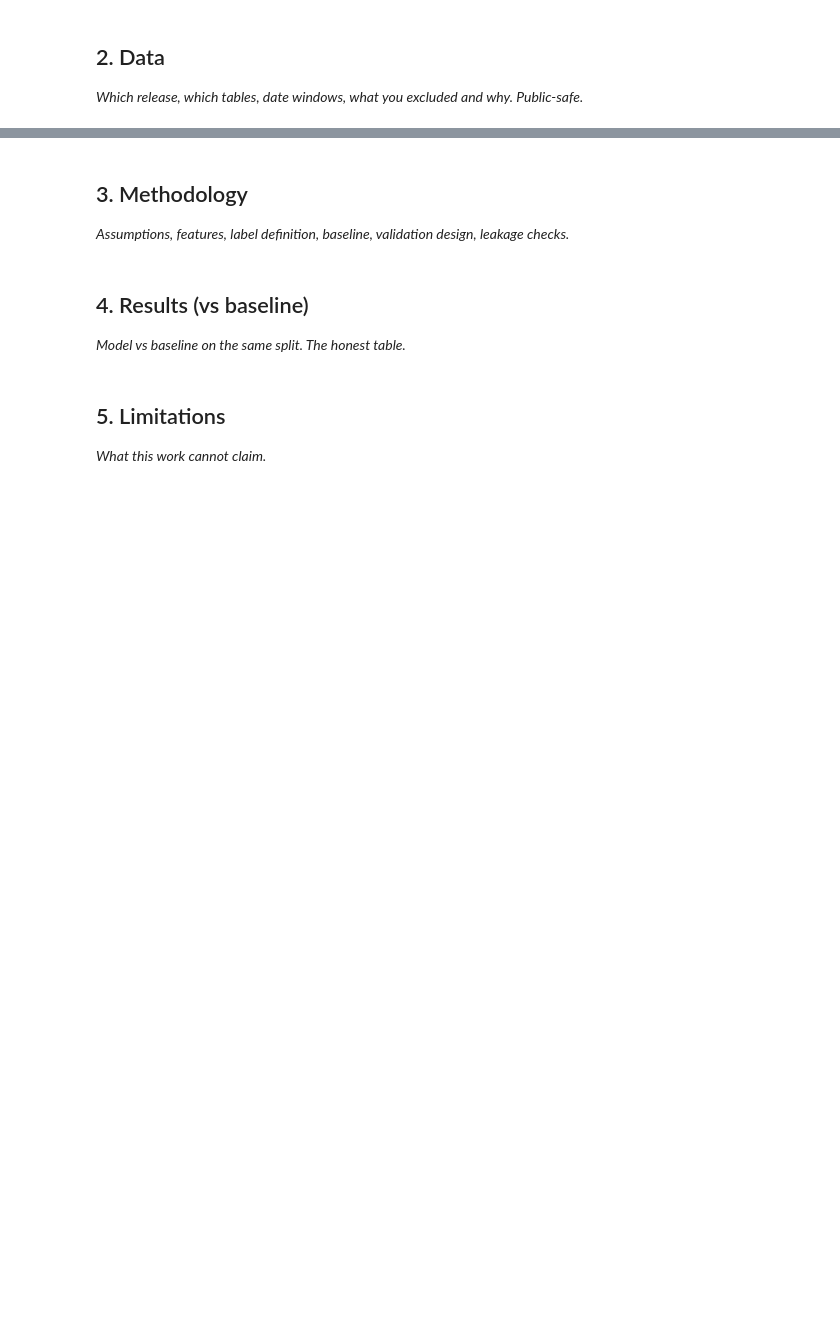
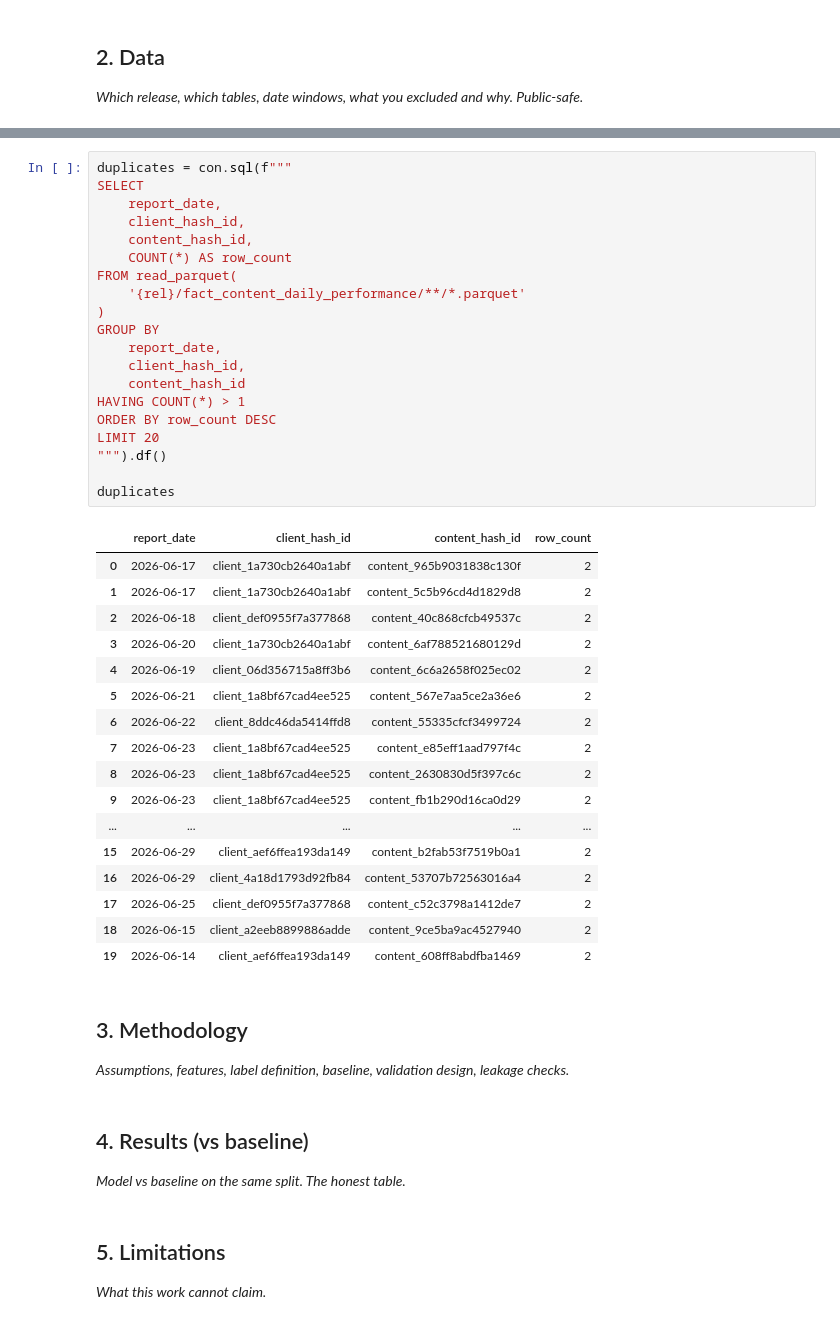
Before and after one commit to abiodunadesesan/FlyRank-ml-Internship-, a Jupyter notebook: work/notebooks/capstone.ipynb, the cells around one changed output, grey strips where cells are left out. Saved outputs shown, nothing was run; the diff lists cells and outputs as text; blank space fills up the shorter version.

```diff
--- a/work/notebooks/capstone.ipynb
+++ b/work/notebooks/capstone.ipynb
@@ -17,3 +170,41 @@ This skeleton is yours to fill. Work the sections **in order** — each one has
+# %%
+duplicates = con.sql(f"""
+SELECT
+    report_date,
+    client_hash_id,
+    content_hash_id,
+    COUNT(*) AS row_count
+FROM read_parquet(
+    '{rel}/fact_content_daily_performance/**/*.parquet'
+)
+GROUP BY
+    report_date,
+    client_hash_id,
+    content_hash_id
+HAVING COUNT(*) > 1
+ORDER BY row_count DESC
+LIMIT 20
+""").df()
+
+duplicates
+# %% [output]
+|  | report_date | client_hash_id | content_hash_id | row_count |
+| 0 | 2026-06-17 | client_1a730cb2640a1abf | content_965b9031838c130f | 2 |
+| 1 | 2026-06-17 | client_1a730cb2640a1abf | content_5c5b96cd4d1829d8 | 2 |
+| 2 | 2026-06-18 | client_def0955f7a377868 | content_40c868cfcb49537c | 2 |
+| 3 | 2026-06-20 | client_1a730cb2640a1abf | content_6af788521680129d | 2 |
+| 4 | 2026-06-19 | client_06d356715a8ff3b6 | content_6c6a2658f025ec02 | 2 |
+| 5 | 2026-06-21 | client_1a8bf67cad4ee525 | content_567e7aa5ce2a36e6 | 2 |
+| 6 | 2026-06-22 | client_8ddc46da5414ffd8 | content_55335cfcf3499724 | 2 |
+| 7 | 2026-06-23 | client_1a8bf67cad4ee525 | content_e85eff1aad797f4c | 2 |
+| 8 | 2026-06-23 | client_1a8bf67cad4ee525 | content_2630830d5f397c6c | 2 |
+| 9 | 2026-06-23 | client_1a8bf67cad4ee525 | content_fb1b290d16ca0d29 | 2 |
+| ... | ... | ... | ... | ... |
+| 15 | 2026-06-29 | client_aef6ffea193da149 | content_b2fab53f7519b0a1 | 2 |
+| 16 | 2026-06-29 | client_4a18d1793d92fb84 | content_53707b72563016a4 | 2 |
+| 17 | 2026-06-25 | client_def0955f7a377868 | content_c52c3798a1412de7 | 2 |
+| 18 | 2026-06-15 | client_a2eeb8899886adde | content_9ce5ba9ac4527940 | 2 |
+| 19 | 2026-06-14 | client_aef6ffea193da149 | content_608ff8abdfba1469 | 2 |
 # %% [markdown]
 ## 3. Methodology
 
```
Also changed, not shown: parts of 11 cells of this notebook.
